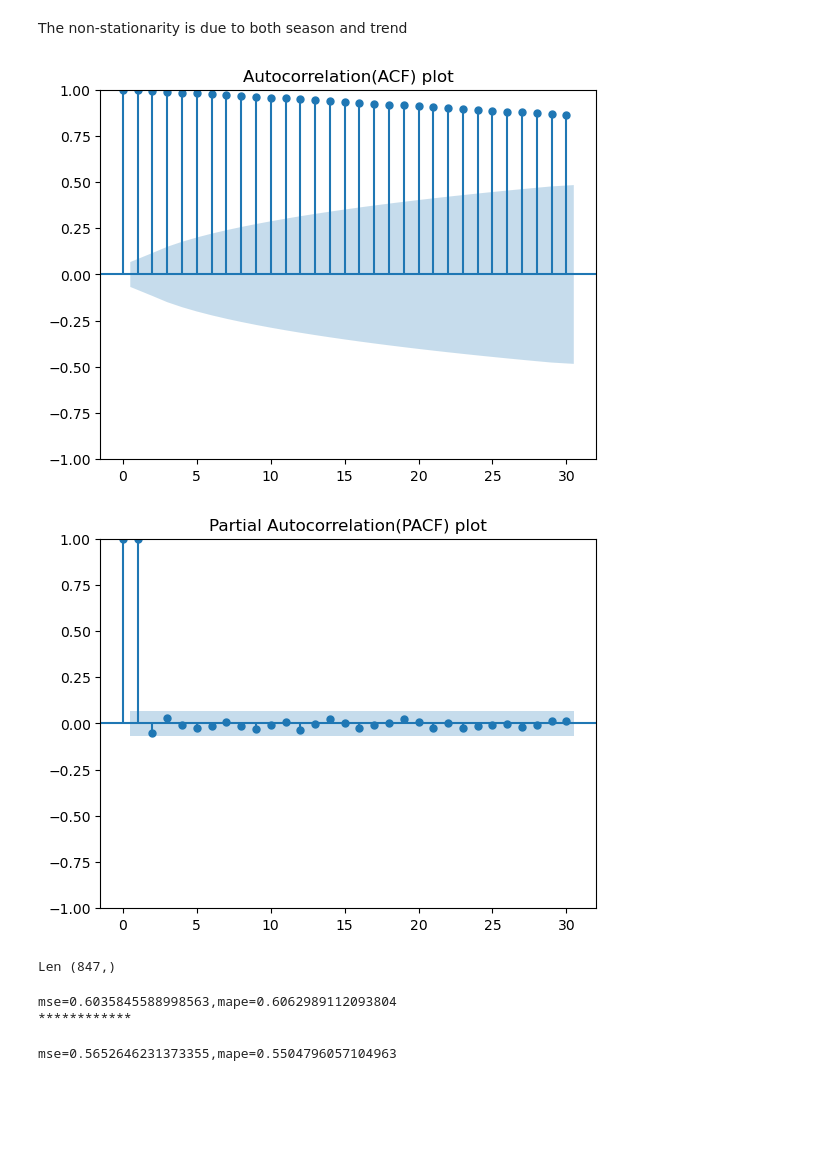
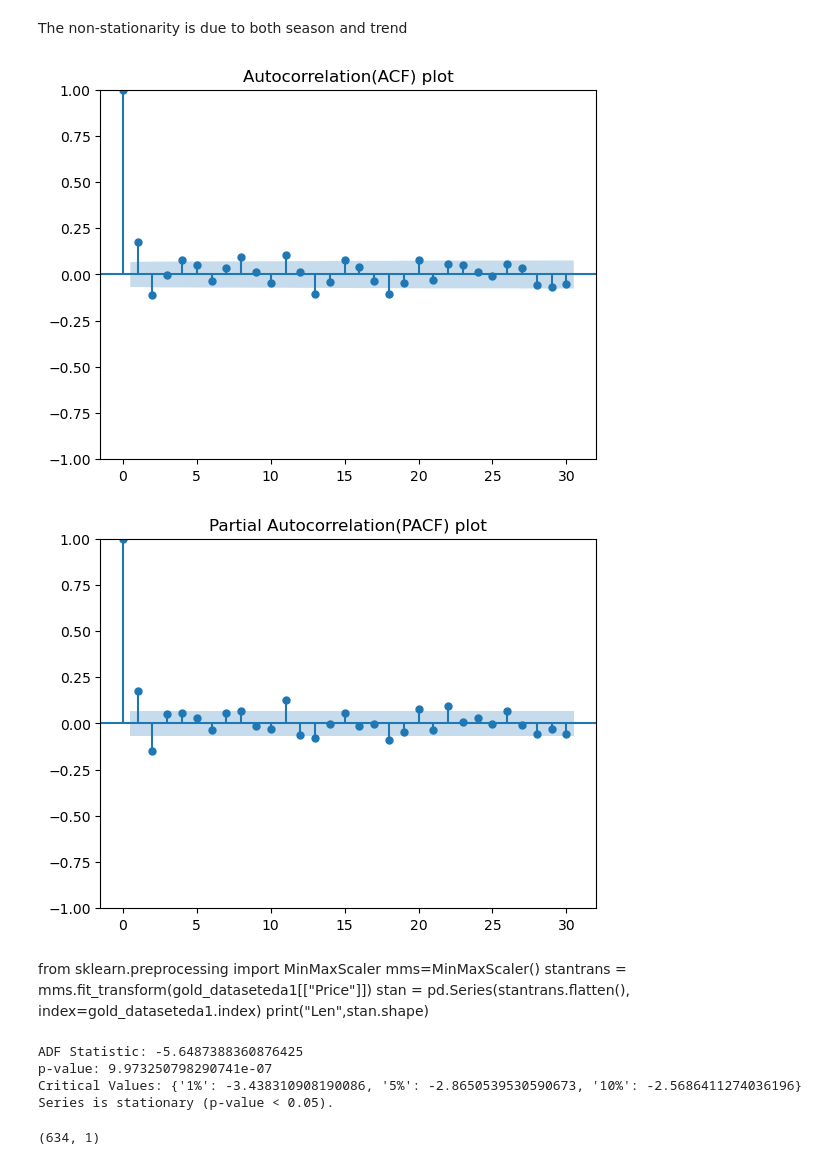
Before and after one commit to Roselinstanley/Time-Series-Analysis, a Jupyter notebook: GoldPrice.ipynb, the cells around one changed output. Drawn from its saved outputs; the diff is of its cells as text; code cells hidden in the pictures; blank space fills up the shorter version.

```diff
--- a/GoldPrice.ipynb
+++ b/GoldPrice.ipynb
@@ -194,15 +209,15 @@ The non-stationarity is due to both season and trend
 gold_dataseteda1=gold_dataseteda.diff().dropna()
 # %%
 from statsmodels.graphics.tsaplots import plot_acf
-plot_acf(gold_dataseteda["Price"],lags=30)
+plot_acf(gold_dataseteda1["Price"],lags=30)
 plt.title("Autocorrelation(ACF) plot")
 plt.show()
 # %% [output]
-[figure, old version]
+[figure, new version]
 # %%
 from statsmodels.graphics.tsaplots import plot_pacf
-plot_pacf(gold_dataseteda["Price"],lags=30)
+plot_pacf(gold_dataseteda1["Price"],lags=30)
 plt.title("Partial Autocorrelation(PACF) plot")
 plt.show()
 # %% [output]
-[figure, old version]
+[figure, new version]
@@ -211,9 +224,21 @@ stan=np.log1p(gold_dataseteda["Price"]) # log(1 + x)
-# %%
-from sklearn.preprocessing import MinMaxScaler
-mms=MinMaxScaler()
-gold_dataseteda["Price"]=gold_dataseteda["Price"]
-stan = mms.fit_transform(gold_dataseteda[["Price"]])
-stan = pd.Series(stan.flatten(), index=gold_dataseteda.index)
-print("Len",stan.shape)
-# %% [output]
-Len (847,)
+# %% [markdown]
+from sklearn.preprocessing import MinMaxScaler
+mms=MinMaxScaler()
+stantrans = mms.fit_transform(gold_dataseteda1[["Price"]])
+stan = pd.Series(stantrans.flatten(), index=gold_dataseteda1.index)
+print("Len",stan.shape)
+# %%
+result = adfuller(gold_dataseteda1['Price'])
+print("ADF Statistic:", result[0])
+print("p-value:", result[1])
+print("Critical Values:", result[4])
+
+if result[1] < 0.05:
+    print("Series is stationary (p-value < 0.05).")
+else:
+    print("Series is non-stationary (p-value >= 0.05).")
+# %% [output]
+ADF Statistic: -5.6487388360876425
+p-value: 9.973250798290741e-07
+Critical Values: {'1%': -3.438310908190086, '5%': -2.8650539530590673, '10%': -2.5686411274036196}
+Series is stationary (p-value < 0.05).
@@ -220,7 +247,10 @@ Len (847,)
 # %%
-data_size=round(len(stan)*0.75)
-train=stan[:data_size]
-test=stan[data_size:]
+data_size=round(len(gold_dataseteda1)*0.75)
+train=gold_dataseteda1[:data_size]
+test=gold_dataseteda1[data_size:]
+train.shape
+# %% [output]
+(634, 1)
 # %%
 from statsmodels.tsa.statespace.sarimax import SARIMAX
 from sklearn.metrics import mean_squared_error,mean_absolute_percentage_error
@@ -228,24 +258,3 @@ sarimodel=SARIMAX(train,order=(1,1,1),sesonal_order=(1,1,1,12))
 sarifit=sarimodel.fit(disp=False)
 # %%
 forecast=sarifit.predict(start=test.index[0],end=test.index[-1])
-mse=mean_squared_error(test,forecast,squared=False)
-#to replace zero values with some minute values
-safe_test = test.copy()
-safe_test[safe_test == 0] = 1e-10
-mape=mean_absolute_percentage_error(safe_test,forecast)
-print("mse={},mape={}".format(mse,mape))
-print("************")
-# %% [output]
-mse=0.6035845588998563,mape=0.6062989112093804
-************
-# %%
-pred=np.expm1(forecast)
-test_actual=np.expm1(test)
-mse=mean_squared_error(test,pred,squared=False)
-#to replace zero values with some minute values
-safe_test = test.copy()
-safe_test[safe_test == 0] = 1e-10
-mape=mean_absolute_percentage_error(safe_test,pred)
-print("mse={},mape={}".format(mse,mape))
-# %% [output]
-mse=0.5652646231373355,mape=0.5504796057104963
```
Also changed, not shown: parts of 7 cells of this notebook.
